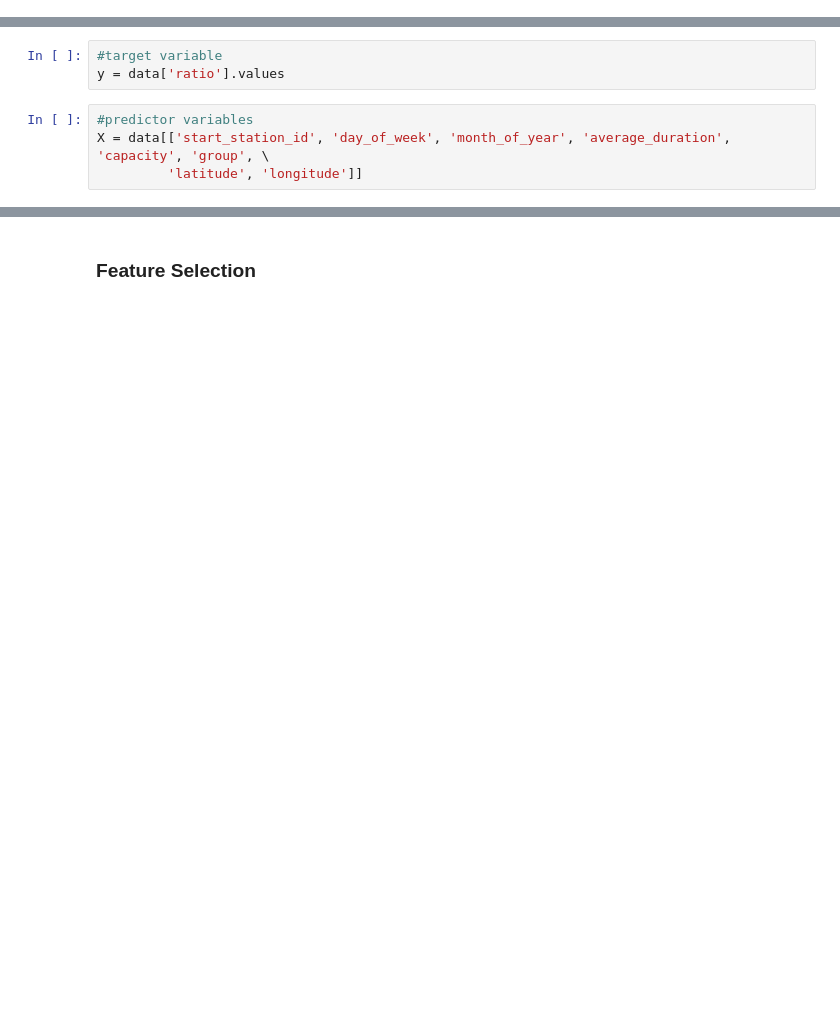
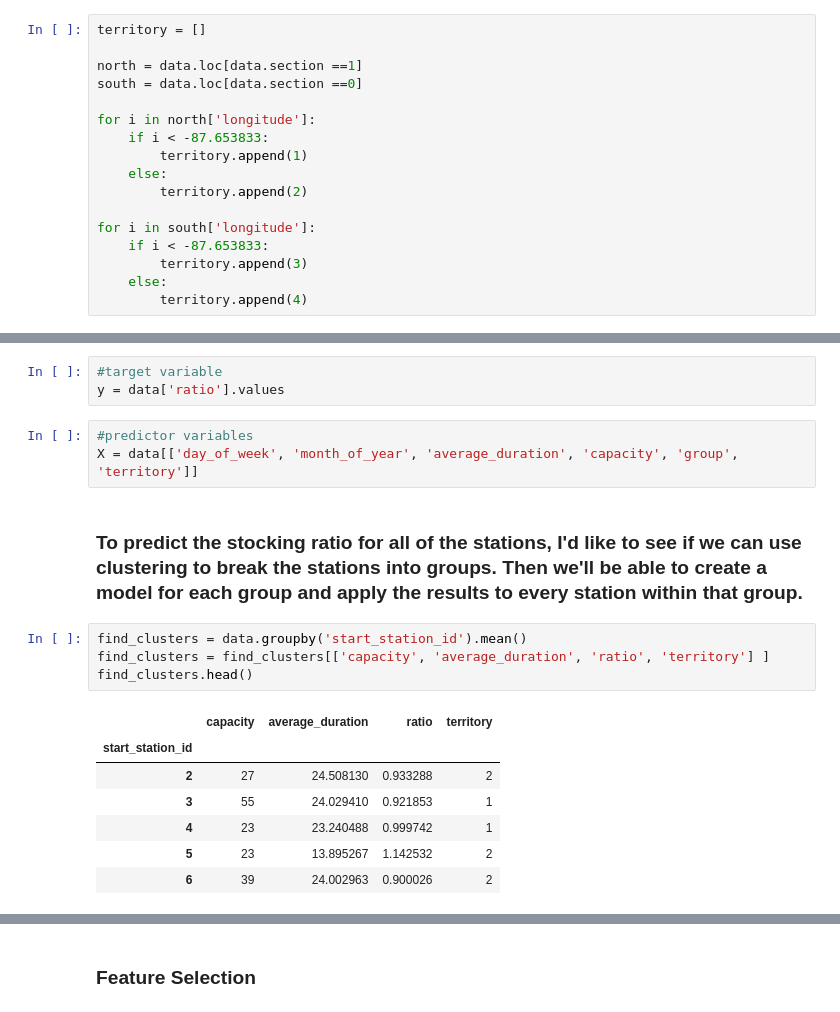
Before and after one commit to dgeihsler15/Springboard, a Jupyter notebook: Capstone1/Machine_Learning_Analysis.ipynb, the cells around one changed output, grey strips where cells are left out. Drawn from its saved outputs; the diff is of its cells as text; blank space fills up the shorter version.

```diff
--- a/Capstone1/Machine_Learning_Analysis.ipynb
+++ b/Capstone1/Machine_Learning_Analysis.ipynb
@@ -160,0 +166,17 @@ memory usage: 4.5 MB
+# %%
+territory = []
+
+north = data.loc[data.section ==1]
+south = data.loc[data.section ==0]
+
+for i in north['longitude']:
+    if i < -87.653833:
+        territory.append(1)
+    else:
+        territory.append(2)
+
+for i in south['longitude']:
+    if i < -87.653833:
+        territory.append(3)
+    else:
+        territory.append(4)
@@ -163,5 +193,18 @@ memory usage: 4.5 MB
 y = data['ratio'].values
 # %%
 #predictor variables
-X = data[['start_station_id', 'day_of_week', 'month_of_year', 'average_duration', 'capacity', 'group', \
-         'latitude', 'longitude']]
+X = data[['day_of_week', 'month_of_year', 'average_duration', 'capacity', 'group', 'territory']]
+# %% [markdown]
+### To predict the stocking ratio for all of the stations, I'd like to see if we can use clustering to break the stations into groups. Then we'll be able to create a model for each group and apply the results to every station within that group.
+# %%
+find_clusters = data.groupby('start_station_id').mean()
+find_clusters = find_clusters[['capacity', 'average_duration', 'ratio', 'territory'] ]
+find_clusters.head()
+# %% [output]
+|  | capacity | average_duration | ratio | territory |
+| start_station_id |  |  |  |  |
+| 2 | 27 | 24.508130 | 0.933288 | 2 |
+| 3 | 55 | 24.029410 | 0.921853 | 1 |
+| 4 | 23 | 23.240488 | 0.999742 | 1 |
+| 5 | 23 | 13.895267 | 1.142532 | 2 |
+| 6 | 39 | 24.002963 | 0.900026 | 2 |
```
Also changed, not shown: parts of 99 cells of this notebook.
